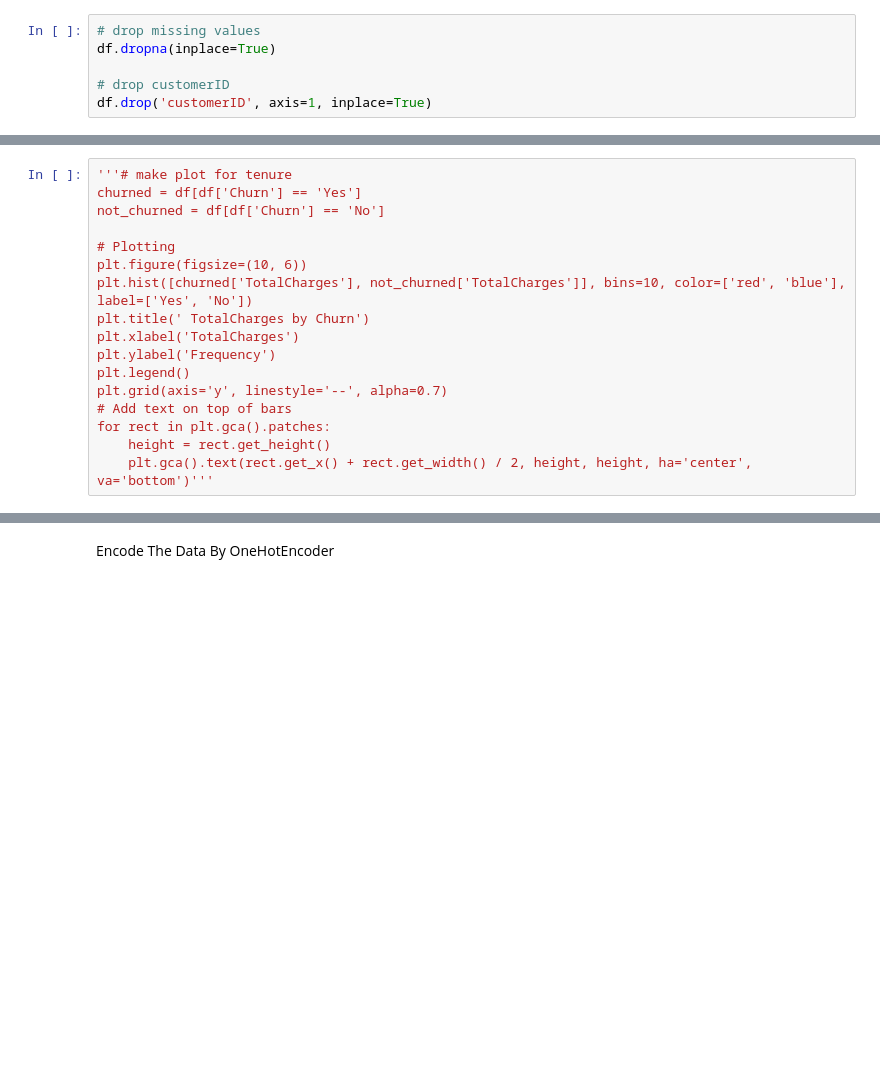
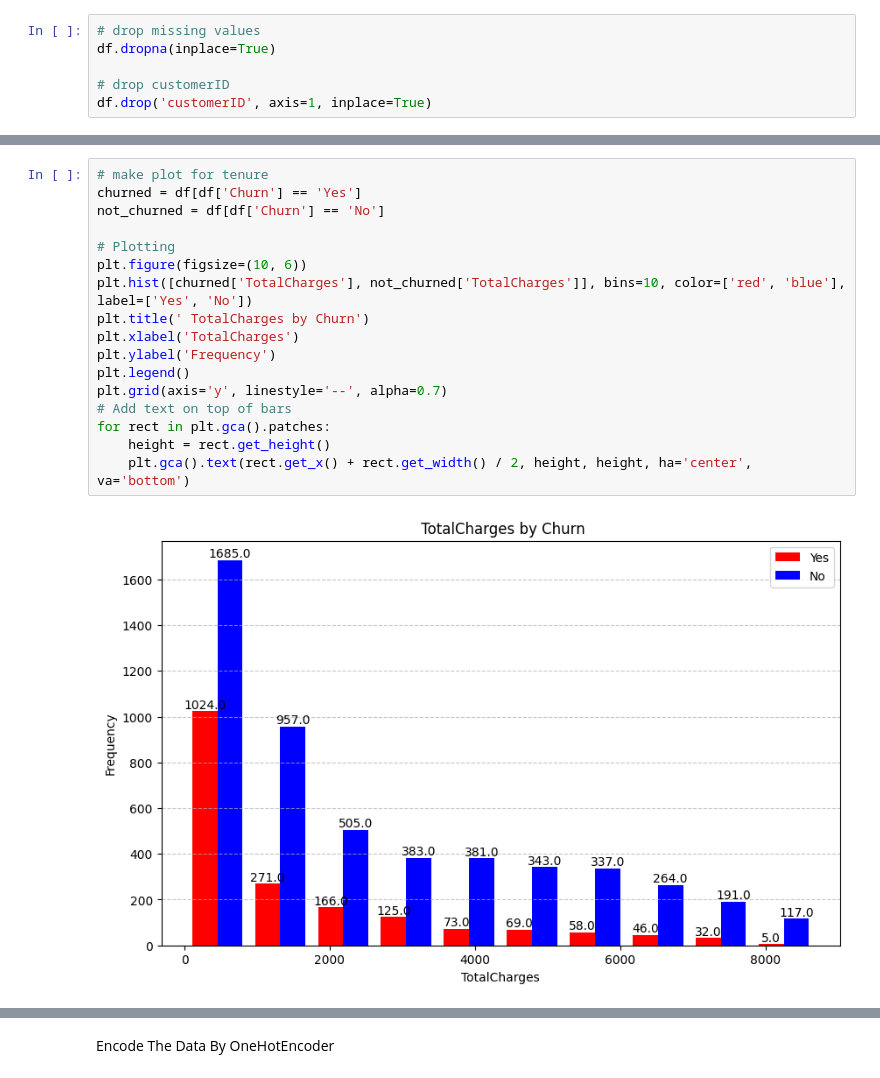
Before and after one commit to Momo6843/data-science-projects, a Jupyter notebook: 02-customer-churn/telco_customer_churn.ipynb, the cells around one changed output, grey strips where cells are left out. Drawn from its saved outputs; the diff is of its cells as text; blank space fills up the shorter version.

```diff
--- a/02-customer-churn/telco_customer_churn.ipynb
+++ b/02-customer-churn/telco_customer_churn.ipynb
@@ -127,20 +237,22 @@ for rect in plt.gca().patches:
 # %%
-'''# make plot for tenure
+# make plot for tenure
 churned = df[df['Churn'] == 'Yes']
 not_churned = df[df['Churn'] == 'No']
 
 # Plotting
 plt.figure(figsize=(10, 6))
 plt.hist([churned['TotalCharges'], not_churned['TotalCharges']], bins=10, color=['red', 'blue'], label=['Yes', 'No'])
 plt.title(' TotalCharges by Churn')
 plt.xlabel('TotalCharges')
 plt.ylabel('Frequency')
 plt.legend()
 plt.grid(axis='y', linestyle='--', alpha=0.7)
 # Add text on top of bars
 for rect in plt.gca().patches:
     height = rect.get_height()
-    plt.gca().text(rect.get_x() + rect.get_width() / 2, height, height, ha='center', va='bottom')'''
+    plt.gca().text(rect.get_x() + rect.get_width() / 2, height, height, ha='center', va='bottom')
+# %% [output]
+[figure, added]
 # %%
 # Create subplots
 fig, axes = plt.subplots(1, 3, figsize=(21, 6))
```
Also changed, not shown: parts of 24 cells of this notebook.
